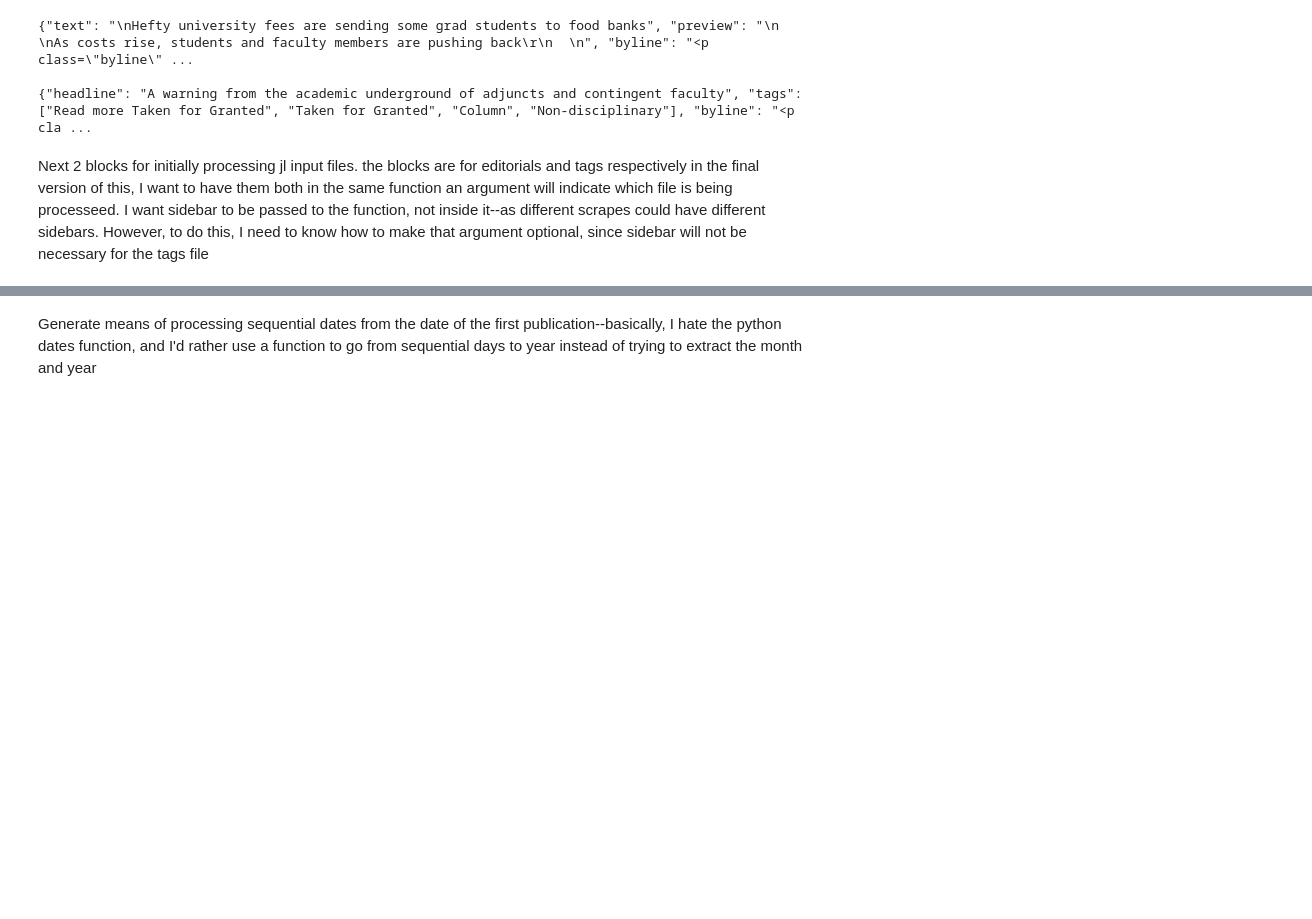
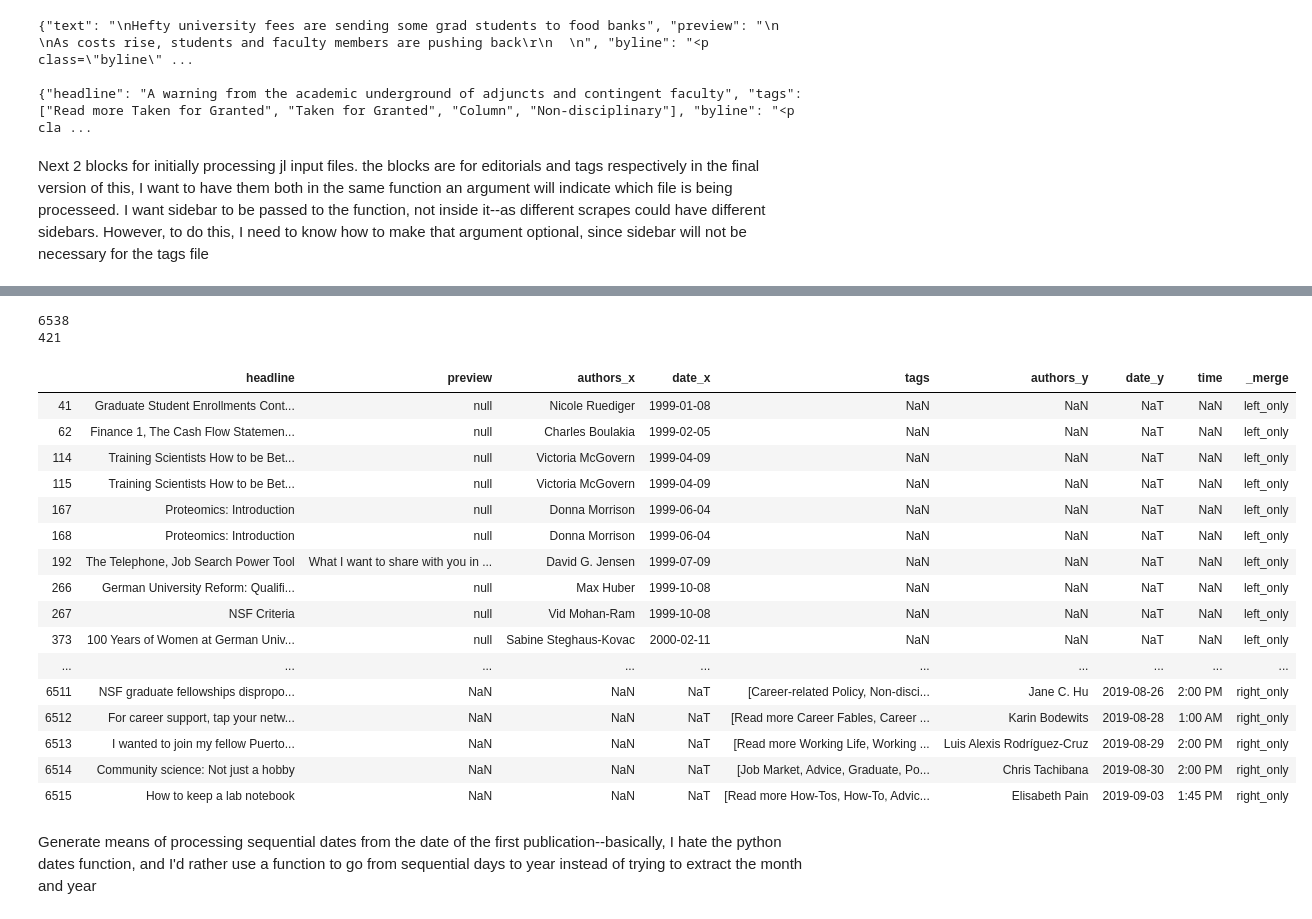
Before and after one commit to crboothb/sciencemag-careers-analysis, a Jupyter notebook: scripts/import_dev.ipynb, the cells around one changed output, grey strips where cells are left out. Cells and saved outputs as stored; diff of their text form; code cells hidden in the pictures; blank space fills up the shorter version.

```diff
--- a/scripts/import_dev.ipynb
+++ b/scripts/import_dev.ipynb
@@ -174,3 +176,32 @@ print(len(editorial)-len(tags))
+# %%
+# merge dataframes by headline column
+
+merge_test = editorial.merge(tags, how = "outer", left_on = "headline", right_on = "headline", indicator = True)
+
+
+print(len(merge_test))
+print(len(merge_test[merge_test["_merge"] != "both"]))
+merge_test[merge_test["_merge"] != "both"]
+# %% [output]
+6538
+421
+|  | headline | preview | authors_x | date_x | tags | authors_y | date_y | time | _merge |
+| 41 | Graduate Student Enrollments Cont... | null | Nicole Ruediger | 1999-01-08 | NaN | NaN | NaT | NaN | left_only |
+| 62 | Finance 1, The Cash Flow Statemen... | null | Charles Boulakia | 1999-02-05 | NaN | NaN | NaT | NaN | left_only |
+| 114 | Training Scientists How to be Bet... | null | Victoria McGovern | 1999-04-09 | NaN | NaN | NaT | NaN | left_only |
+| 115 | Training Scientists How to be Bet... | null | Victoria McGovern | 1999-04-09 | NaN | NaN | NaT | NaN | left_only |
+| 167 | Proteomics: Introduction | null | Donna Morrison | 1999-06-04 | NaN | NaN | NaT | NaN | left_only |
+| 168 | Proteomics: Introduction | null | Donna Morrison | 1999-06-04 | NaN | NaN | NaT | NaN | left_only |
+| 192 | The Telephone, Job Search Power Tool | What I want to share with you in ... | David G. Jensen | 1999-07-09 | NaN | NaN | NaT | NaN | left_only |
+| 266 | German University Reform: Qualifi... | null | Max Huber | 1999-10-08 | NaN | NaN | NaT | NaN | left_only |
+| 267 | NSF Criteria | null | Vid Mohan-Ram | 1999-10-08 | NaN | NaN | NaT | NaN | left_only |
+| 373 | 100 Years of Women at German Univ... | null | Sabine Steghaus-Kovac | 2000-02-11 | NaN | NaN | NaT | NaN | left_only |
+| ... | ... | ... | ... | ... | ... | ... | ... | ... | ... |
+| 6511 | NSF graduate fellowships dispropo... | NaN | NaN | NaT | [Career-related Policy, Non-disci... | Jane C. Hu | 2019-08-26 | 2:00 PM | right_only |
+| 6512 | For career support, tap your netw... | NaN | NaN | NaT | [Read more Career Fables, Career ... | Karin Bodewits | 2019-08-28 | 1:00 AM | right_only |
+| 6513 | I wanted to join my fellow Puerto... | NaN | NaN | NaT | [Read more Working Life, Working ... | Luis Alexis Rodríguez-Cruz | 2019-08-29 | 2:00 PM | right_only |
+| 6514 | Community science: Not just a hobby | NaN | NaN | NaT | [Job Market, Advice, Graduate, Po... | Chris Tachibana | 2019-08-30 | 2:00 PM | right_only |
+| 6515 | How to keep a lab notebook | NaN | NaN | NaT | [Read more How-Tos, How-To, Advic... | Elisabeth Pain | 2019-09-03 | 1:45 PM | right_only |
 # %% [markdown]
 Generate means of processing sequential dates from the date of the first publication--basically, I hate the python dates function, and I'd rather use a function to go from sequential days to year instead of trying to extract the month and year
 # %%
```
Also changed, not shown: parts of 7 cells of this notebook, 4 other files.
